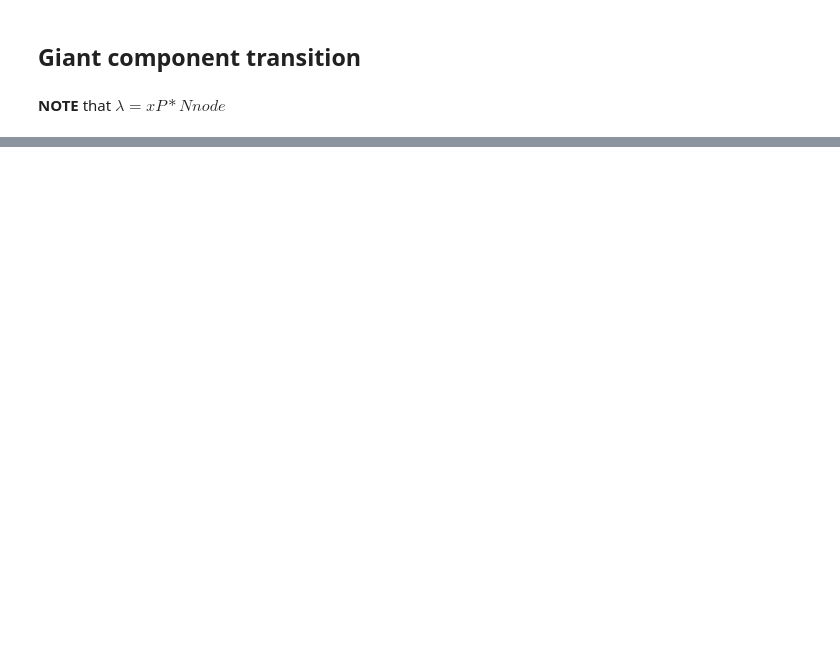
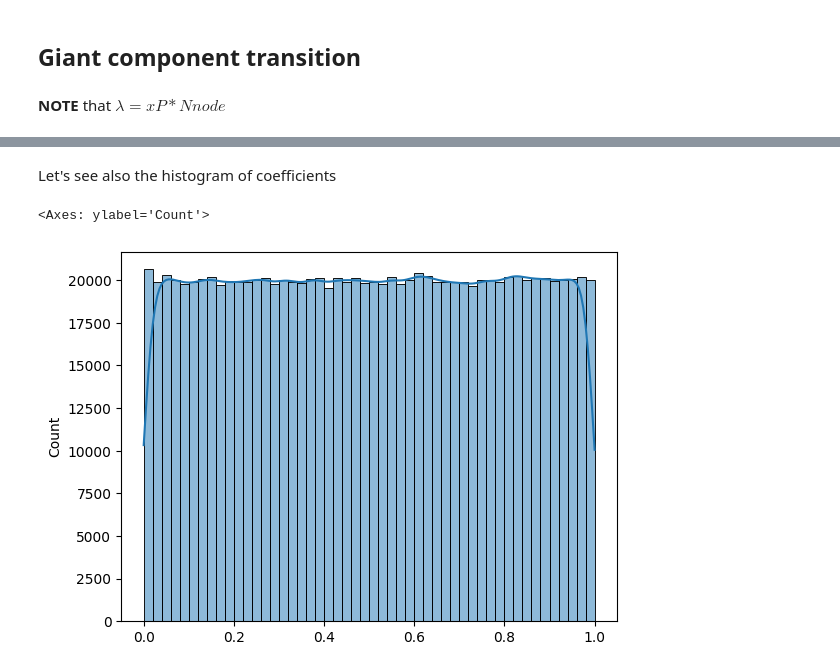
Before and after one commit to ludovicaisa/Physics_Unibo, a Jupyter notebook: src/Complex_Networks/ER_networks.ipynb, the cells around one changed output, grey strips where cells are left out. Saved outputs shown, nothing was run; the diff lists cells and outputs as text; code cells hidden in the pictures; blank space fills up the shorter version.

```diff
--- a/src/Complex_Networks/ER_networks.ipynb
+++ b/src/Complex_Networks/ER_networks.ipynb
@@ -201,0 +215,7 @@ plt.plot(xP*Nnode, Rm)
+# %% [markdown]
+Let's see also the histogram of coefficients
+# %%
+sns.histplot(data=rr.ravel(), bins=50, kde=True)
+# %% [output]
+<Axes: ylabel='Count'>
+[figure, added]
```
Also changed, not shown: parts of 19 cells of this notebook.
